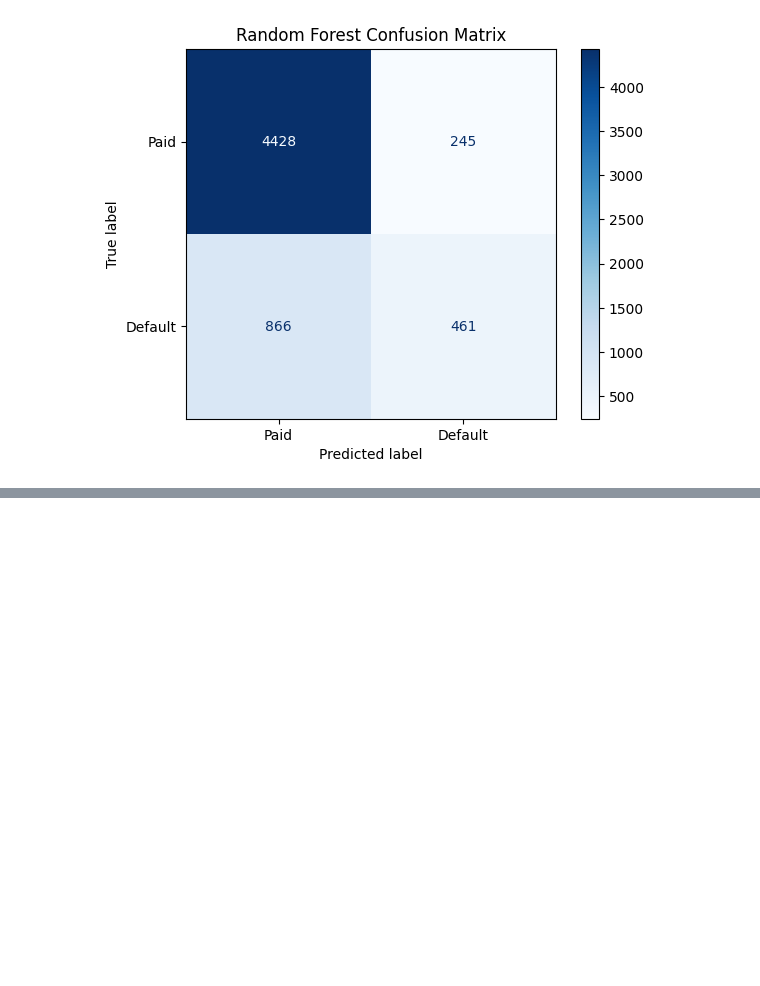
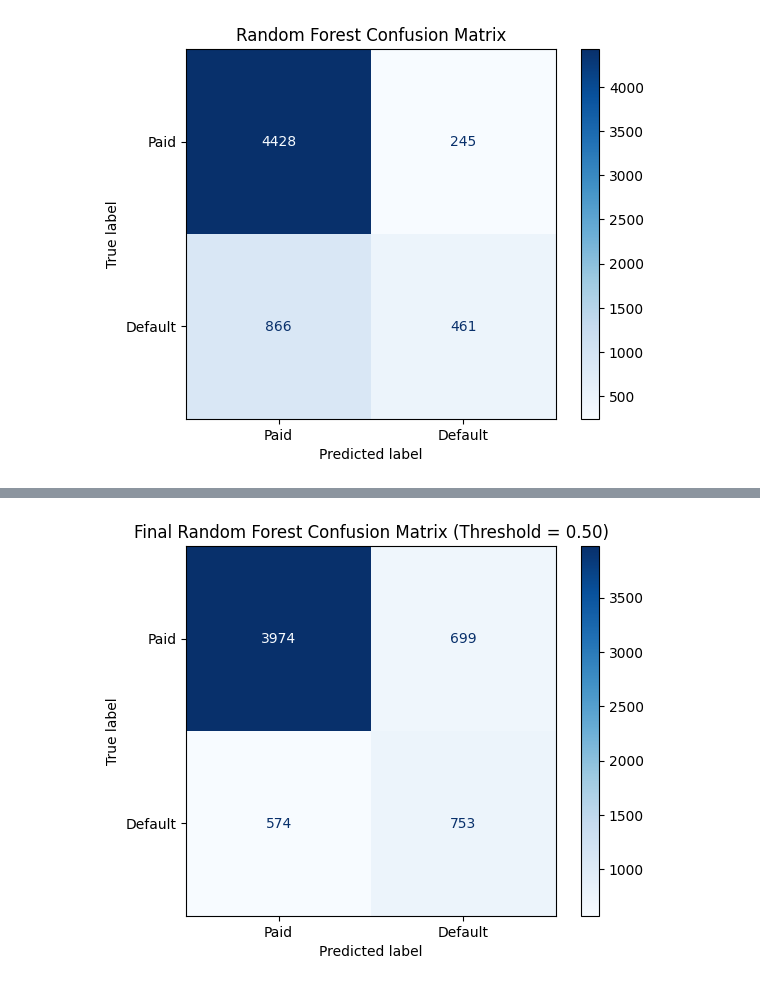
Before and after one commit to KOCCENG/ml-credit-risk-prediction, a Jupyter notebook: ml-credit-risk-prediction.ipynb, the cells around one changed output, grey strips where cells are left out. Drawn from its saved outputs; the diff is of its cells as text; code cells hidden in the pictures; blank space fills up the shorter version.

Commit message:
Hyperparameter ranges ve threshold uygulandı

```diff
--- a/ml-credit-risk-prediction.ipynb
+++ b/ml-credit-risk-prediction.ipynb
@@ -182,0 +190,16 @@ plt.show()
+# %%
+from sklearn.model_selection import GridSearchCV
+from sklearn.ensemble import RandomForestClassifier
+
+grid = GridSearchCV(
+    estimator=RandomForestClassifier(
+        random_state=42,
+        class_weight="balanced"
+    ),
+    param_grid=param_grid,
+    scoring="f1",
+    cv=5,
+    n_jobs=-1
+)
+# %%
+grid.fit(X_train, y_train)
@@ -182,0 +218,2 @@ plt.show()
+# %%
+best_rf = grid.best_estimator_
@@ -182,0 +259,5 @@ plt.show()
+# %%
+final_threshold = 0.50
+
+y_proba_final = best_rf.predict_proba(X_test)[:, 1]
+y_pred_final = (y_proba_final >= final_threshold).astype(int)
@@ -182,0 +288,15 @@ plt.show()
+# %%
+from sklearn.metrics import ConfusionMatrixDisplay
+import matplotlib.pyplot as plt
+
+ConfusionMatrixDisplay.from_predictions(
+    y_test,
+    y_pred_final,
+    display_labels=["Paid", "Default"],
+    cmap="Blues"
+)
+
+plt.title("Final Random Forest Confusion Matrix (Threshold = 0.50)")
+plt.show()
+# %% [output]
+[figure, added]
```
Also changed, not shown: parts of 7 cells of this notebook.
